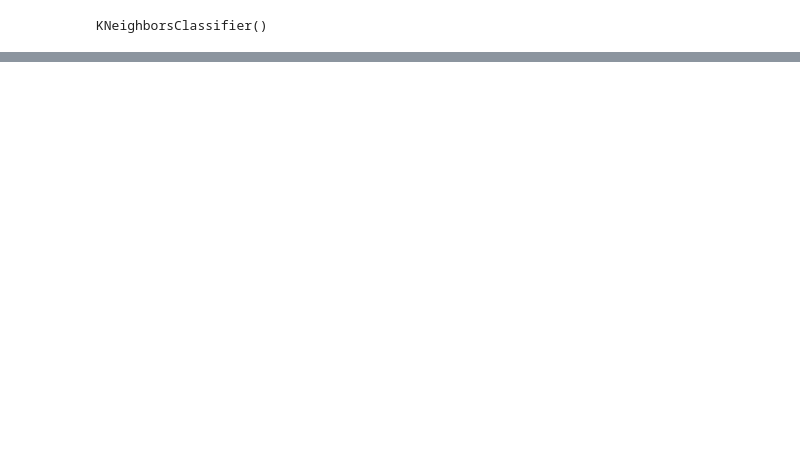
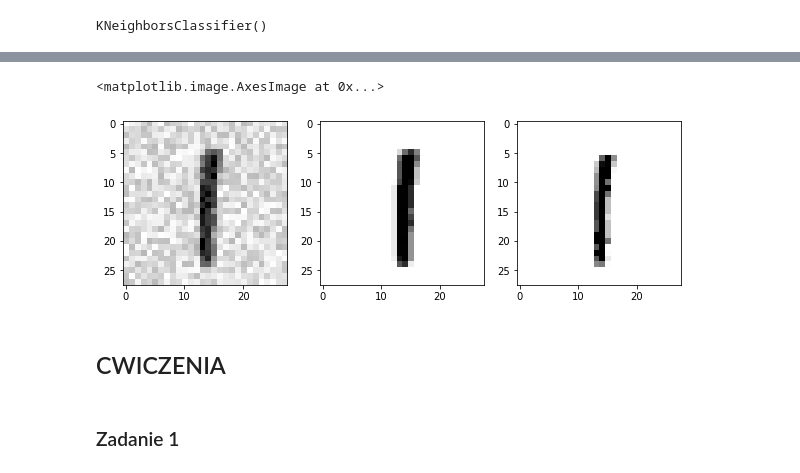
Before and after one commit to Tomaszsachanowski/ML-Scikit-Learn-Tensorflow, a Jupyter notebook: Chapter-3.ipynb, the cells around one changed output, grey strips where cells are left out. Saved outputs shown, nothing was run; the diff lists cells and outputs as text; code cells hidden in the pictures; blank space fills up the shorter version.

```diff
--- a/Chapter-3.ipynb
+++ b/Chapter-3.ipynb
@@ -412,0 +474,3 @@ KNeighborsClassifier()
+# %%
+y_train_mod = X_train
+y_test_mod = X_test
@@ -412,0 +481,17 @@ KNeighborsClassifier()
+# %%
+clean_digit_1 = knn_clf.predict([X_test_mod[342]])
+# %%
+plt.figure(figsize=(10, 10))
+plt.subplot(1, 3, 1)
+plt.imshow(digt_1_mod.reshape((nx2,ny2,)), cmap=mpl.cm.binary, interpolation="nearest")
+plt.subplot(1, 3, 2)
+plt.imshow(digt_1_train.reshape((nx2,ny2,)), cmap=mpl.cm.binary, interpolation="nearest")
+plt.subplot(1, 3, 3)
+plt.imshow(clean_digit_1.reshape((nx2,ny2,)), cmap=mpl.cm.binary, interpolation="nearest")
+# %% [output]
+<matplotlib.image.AxesImage at 0x...>
+[figure, added]
+# %% [markdown]
+## CWICZENIA
+# %% [markdown]
+### Zadanie 1
```
Also changed, not shown: parts of 49 cells of this notebook.
